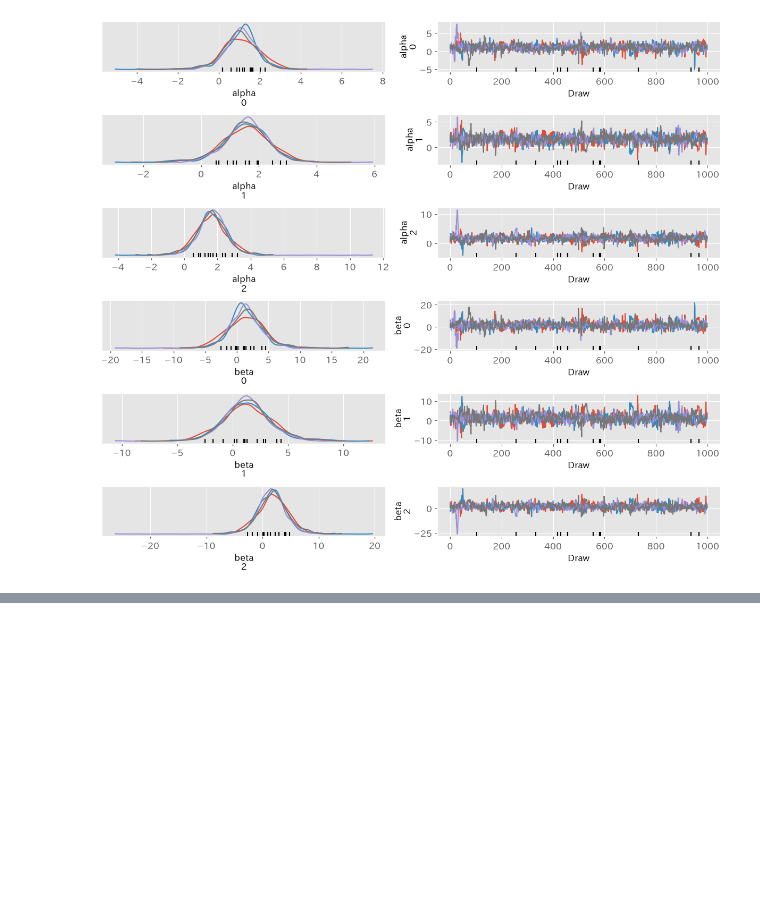
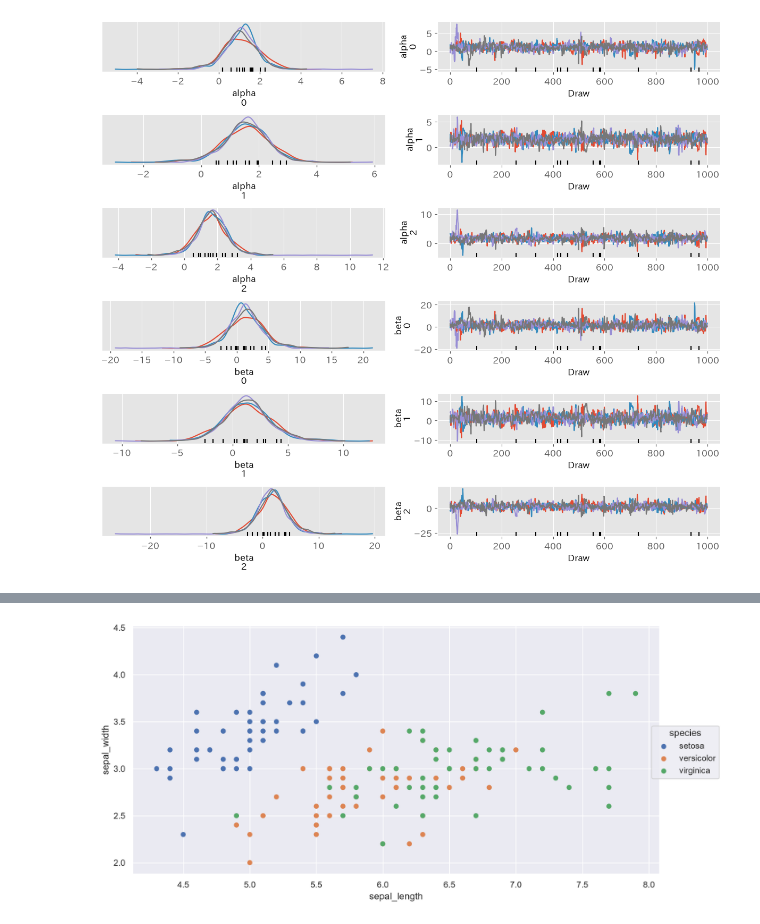
Before and after one commit to kzappmusi9/bayes_python, a Jupyter notebook: src/2.bayes_inference_advanced.ipynb, the cells around one changed output, grey strips where cells are left out. Saved outputs shown, nothing was run; the diff lists cells and outputs as text; code cells hidden in the pictures; blank space fills up the shorter version.

```diff
--- a/src/2.bayes_inference_advanced.ipynb
+++ b/src/2.bayes_inference_advanced.ipynb
@@ -468,0 +442,3 @@ plt.show()
+# %%
+#irisデータの呼び出し
+df = sns.load_dataset('iris')
@@ -468,0 +471,15 @@ plt.show()
+# %%
+#サンプルデータの可視化
+import seaborn.objects as so
+import matplotlib.figure as f
+
+fig = f.Figure(figsize=(10, 5))
+
+(
+    so.Plot(data=df, x='sepal_length', y='sepal_width', color='species')
+    #.facet('species')
+    .add(so.Dot())
+    .on(fig)
+)
+# %% [output]
+[figure, added]
```
Also changed, not shown: parts of 25 cells of this notebook, 2 other files.
